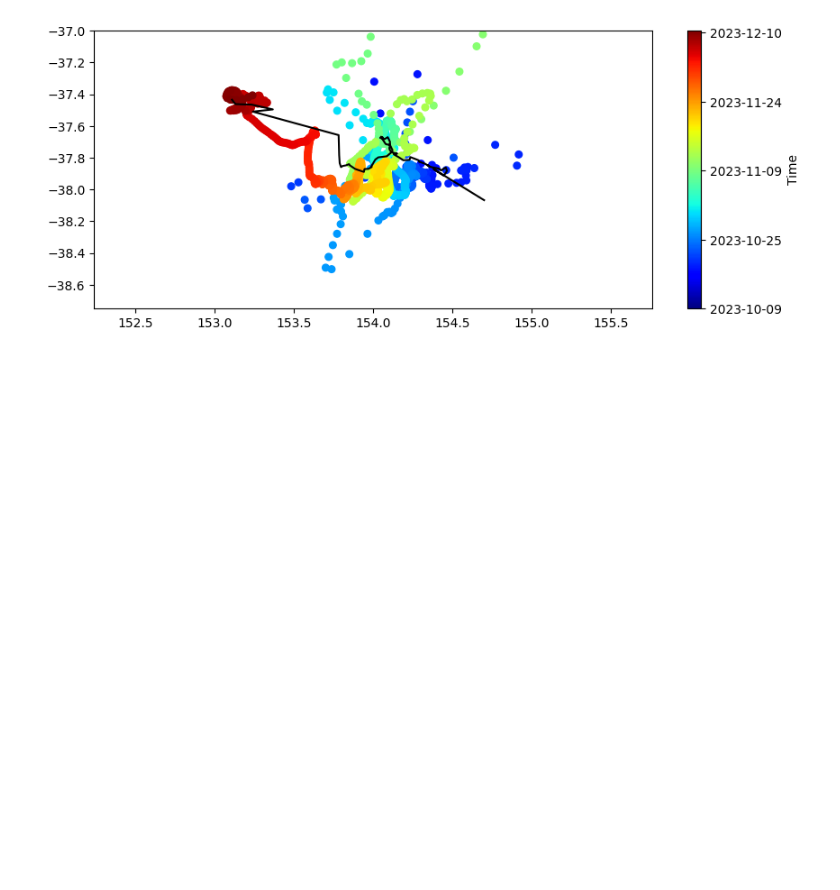
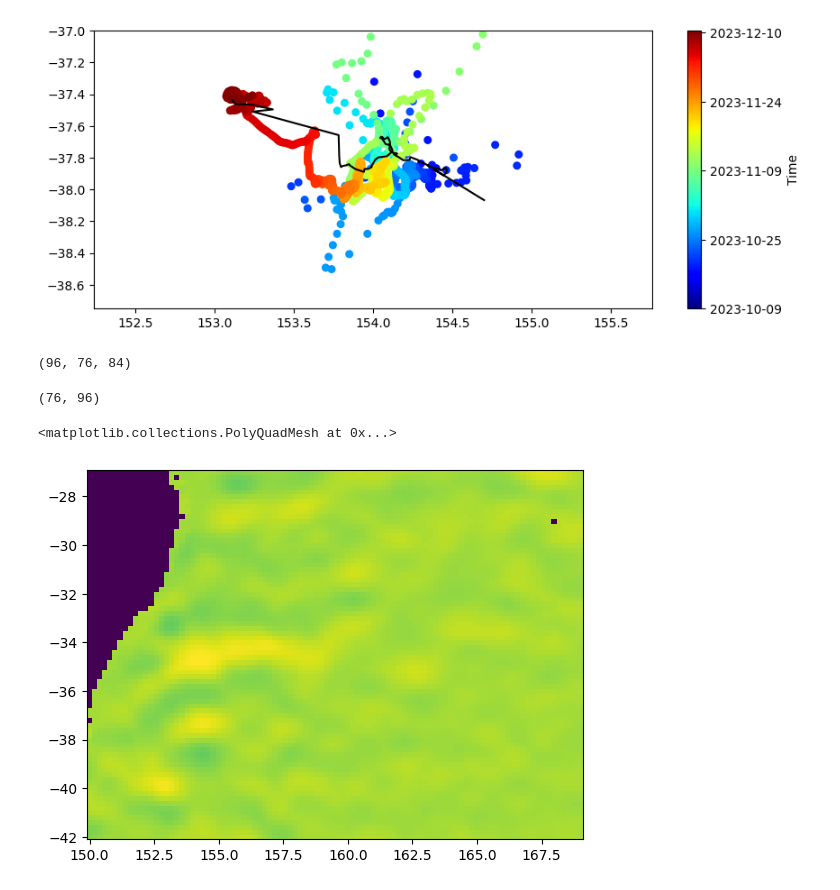
Before and after one commit to regdowse/UNSW-MRes, a Jupyter notebook: MRes/Chapter1/Drifters.ipynb, the cells around one changed output. Drawn from its saved outputs; the diff is of its cells as text; code cells hidden in the pictures; blank space fills up the shorter version.

```diff
--- a/MRes/Chapter1/Drifters.ipynb
+++ b/MRes/Chapter1/Drifters.ipynb
@@ -759,6 +759,19 @@ plt.show()
 df_CE2_ssh_trace.to_pickle("Drifter_plot_data/df_CE2_ssh_trace.pkl")
 df_CE2_espra.to_pickle("Drifter_plot_data/df_CE2_espra.pkl")
 df_CE2_analysis.to_pickle("Drifter_plot_data/df_CE2_analysis.pkl")
+# %%
+u_ssh.shape
+# %% [output]
+(96, 76, 84)
+# %%
+lon_ssh.shape
+# %% [output]
+(76, 96)
+# %%
+plt.pcolor(lon_ssh, lat_ssh, u_ssh[:,:,0].T)
+# %% [output]
+<matplotlib.collections.PolyQuadMesh at 0x...>
+[figure, added]
 # %%
 break
 # %%
```
Also changed, not shown: 1 other file.
